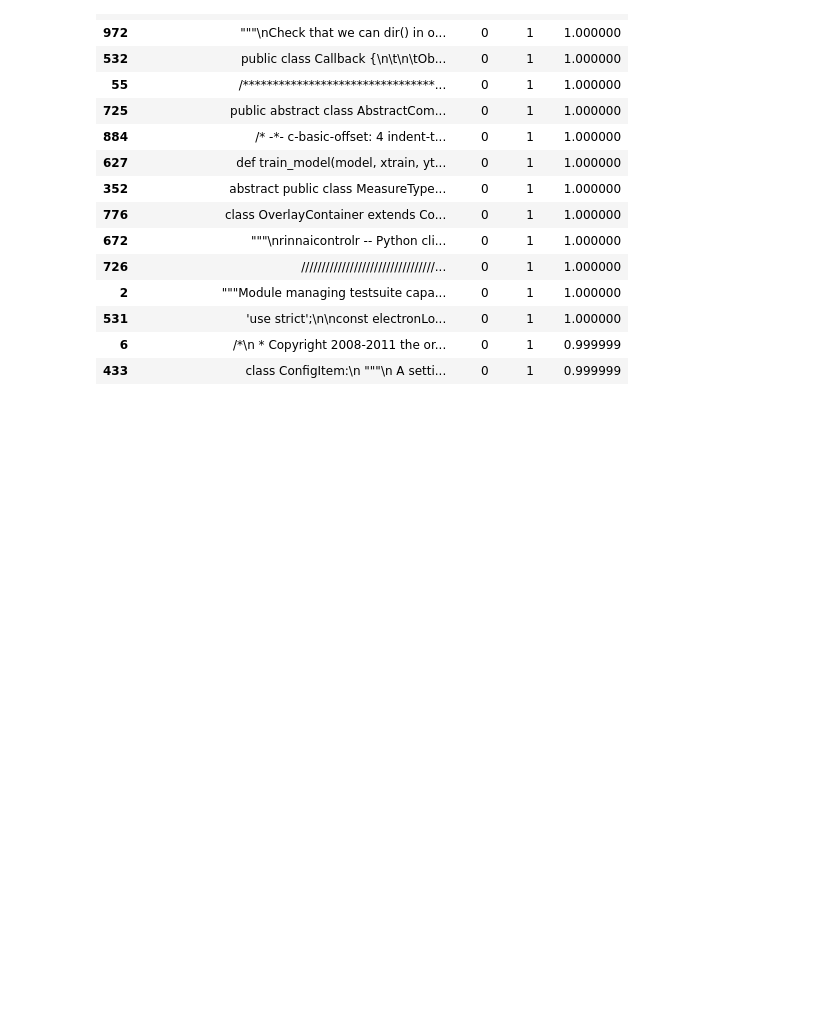
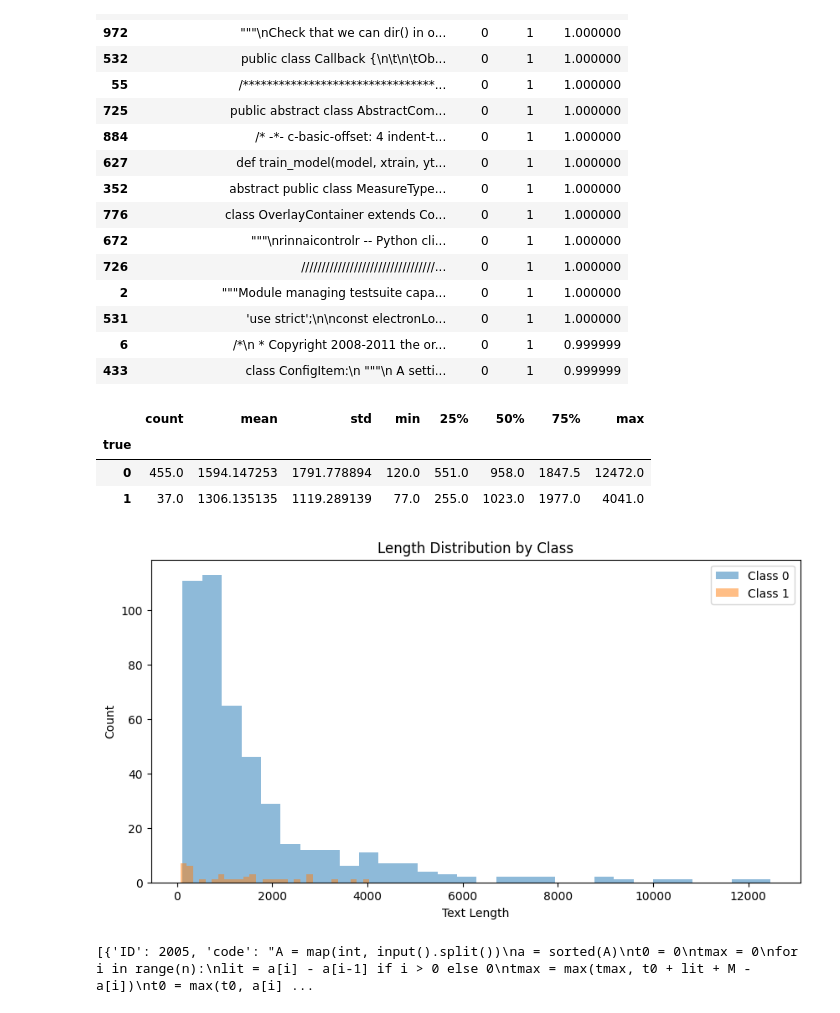
Before and after one commit to azhermurad/semEval_2026, a Jupyter notebook: task_a/semeval-2026-task13-a-machine-learning-models.ipynb, the cells around one changed output. Drawn from its saved outputs; the diff is of its cells as text; code cells hidden in the pictures; blank space fills up the shorter version.

```diff
--- a/task_a/semeval-2026-task13-a-machine-learning-models.ipynb
+++ b/task_a/semeval-2026-task13-a-machine-learning-models.ipynb
@@ -790,3 +793,31 @@ worst_df.head(15)
 | 531 | 'use strict';\n\nconst electronLo... | 0 | 1 | 1.000000 |
 | 6 | /*\n * Copyright 2008-2011 the or... | 0 | 1 | 0.999999 |
 | 433 | class ConfigItem:\n """\n A setti... | 0 | 1 | 0.999999 |
+# %%
+errors_df["length"] = errors_df["text"].apply(len)
+errors_df.groupby("true")["length"].describe()
+# %% [output]
+|  | count | mean | std | min | 25% | 50% | 75% | max |
+| true |  |  |  |  |  |  |  |  |
+| 0 | 455.0 | 1594.147253 | 1791.778894 | 120.0 | 551.0 | 958.0 | 1847.5 | 12472.0 |
+| 1 | 37.0 | 1306.135135 | 1119.289139 | 77.0 | 255.0 | 1023.0 | 1977.0 | 4041.0 |
+# %%
+import matplotlib.pyplot as plt
+
+errors_df["length"] = errors_df["text"].apply(len)
+
+classes = errors_df["true"].unique()
+
+plt.figure(figsize=(10, 5))
+
+for c in classes:
+    subset = errors_df[errors_df["true"] == c]
+    plt.hist(subset["length"], bins=30, alpha=0.5, label=f"Class {c}")
+
+plt.title("Length Distribution by Class")
+plt.xlabel("Text Length")
+plt.ylabel("Count")
+plt.legend()
+plt.show()
+# %% [output]
+[figure, added]
@@ -792,0 +895,10 @@ worst_df.head(15)
+# %%
+predict_with_svm(
+    svm_model=logisticRegressionclf,
+    vectorizer=tfidf,
+    parquet_path="test.parquet",
+    output_path="submission.csv",
+    batch_size=1024
+)
+# %% [output]
+[{'ID': 2005, 'code': "A = map(int, input().split())\na = sorted(A)\nt0 = 0\ntmax = 0\nfor i in range(n):\nlit = a[i] - a[i-1] if i > 0 else 0\ntmax = max(tmax, t0 + lit + M - a[i])\nt0 = max(t0, a[i] ...
```
Also changed, not shown: parts of 6 cells of this notebook, 7 other files.
